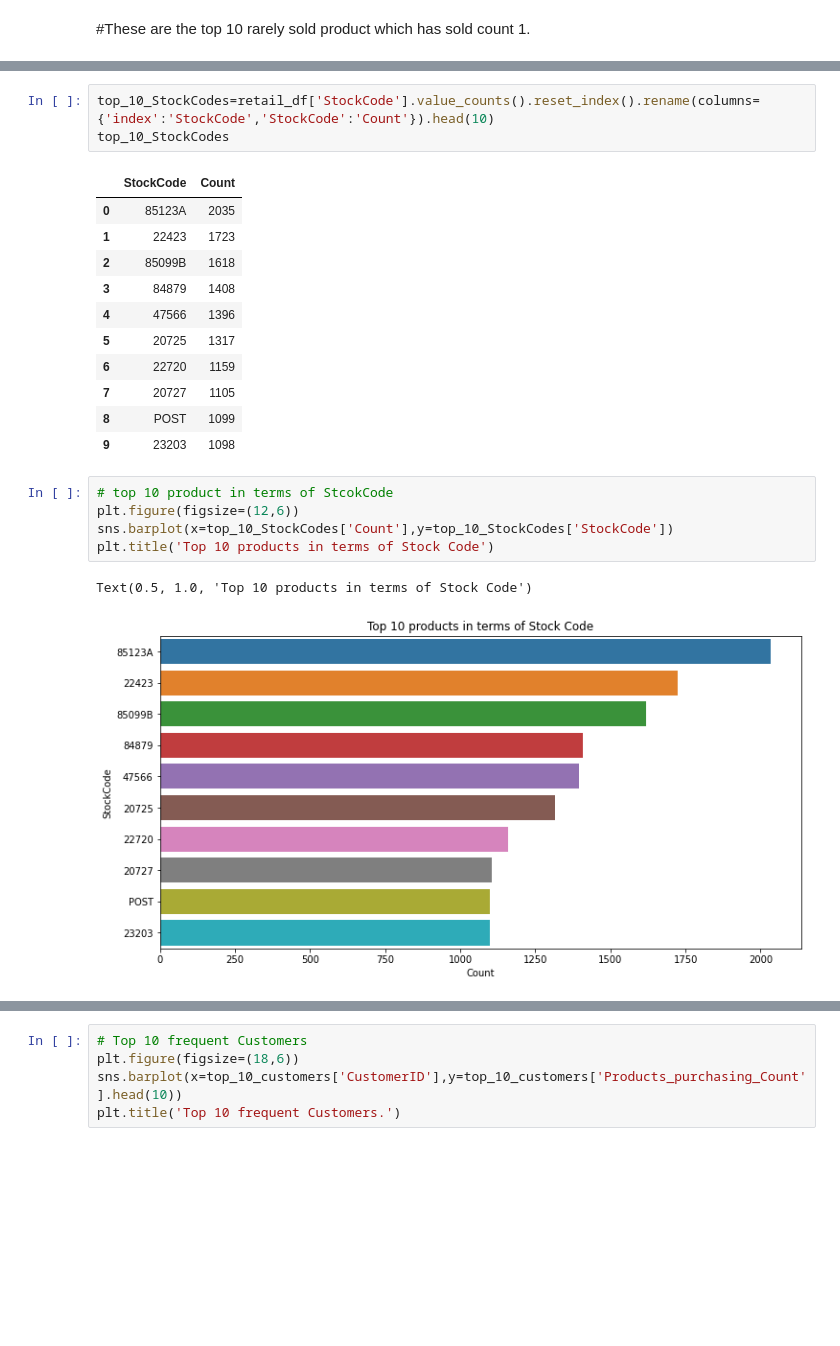
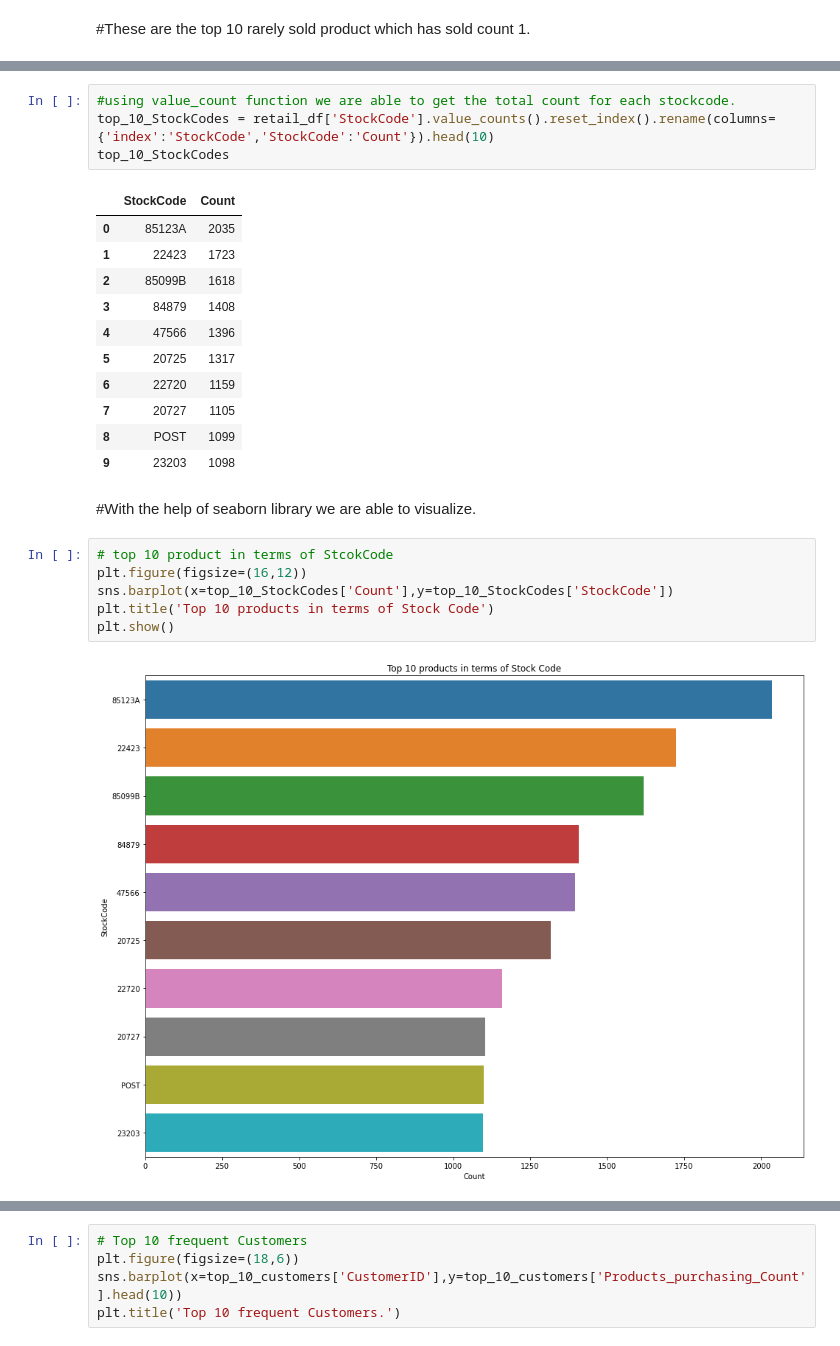
Before and after one commit to Lovejeet-Singh-31/Online-Retail-Customer-Segmentation, a Jupyter notebook: Online_Retail_Customer_Segmentation_Capstone_Project.ipynb, the cells around one changed output, grey strips where cells are left out. Cells and saved outputs as stored; diff of their text form; blank space fills up the shorter version.

```diff
--- a/Online_Retail_Customer_Segmentation_Capstone_Project.ipynb
+++ b/Online_Retail_Customer_Segmentation_Capstone_Project.ipynb
@@ -345,5 +345,6 @@ Text(0.5, 1.0, 'Bottom 10 products')
 # %%
-top_10_StockCodes=retail_df['StockCode'].value_counts().reset_index().rename(columns={'index':'StockCode','StockCode':'Count'}).head(10)
+#using value_count function we are able to get the total count for each stockcode.
+top_10_StockCodes = retail_df['StockCode'].value_counts().reset_index().rename(columns={'index':'StockCode','StockCode':'Count'}).head(10)
 top_10_StockCodes
 # %% [output]
 |  | StockCode | Count |
@@ -357,12 +358,14 @@ top_10_StockCodes
 | 7 | 20727 | 1105 |
 | 8 | POST | 1099 |
 | 9 | 23203 | 1098 |
+# %% [markdown]
+#With the help of seaborn library we are able to visualize.
 # %%
 # top 10 product in terms of StcokCode
-plt.figure(figsize=(12,6))
+plt.figure(figsize=(16,12))
 sns.barplot(x=top_10_StockCodes['Count'],y=top_10_StockCodes['StockCode'])
 plt.title('Top 10 products in terms of Stock Code')
+plt.show()
 # %% [output]
-Text(0.5, 1.0, 'Top 10 products in terms of Stock Code')
-[figure, old version]
+[figure, new version]
 # %% [markdown]
```
Also changed, not shown: parts of 4 cells of this notebook.
